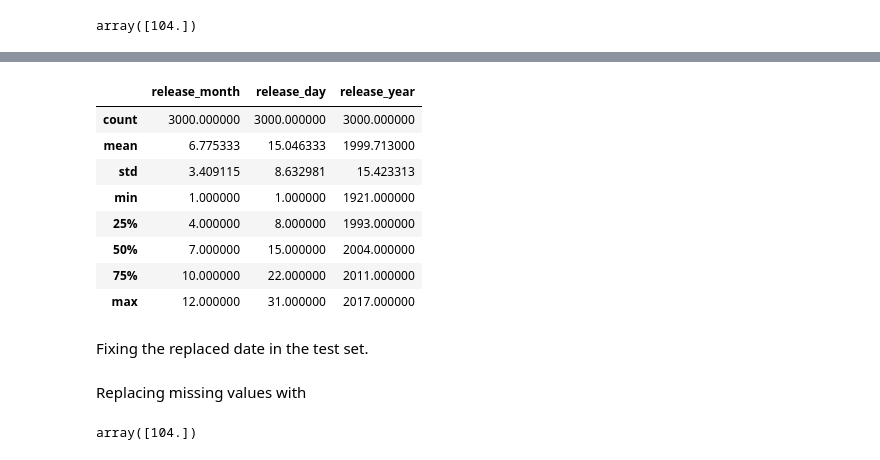
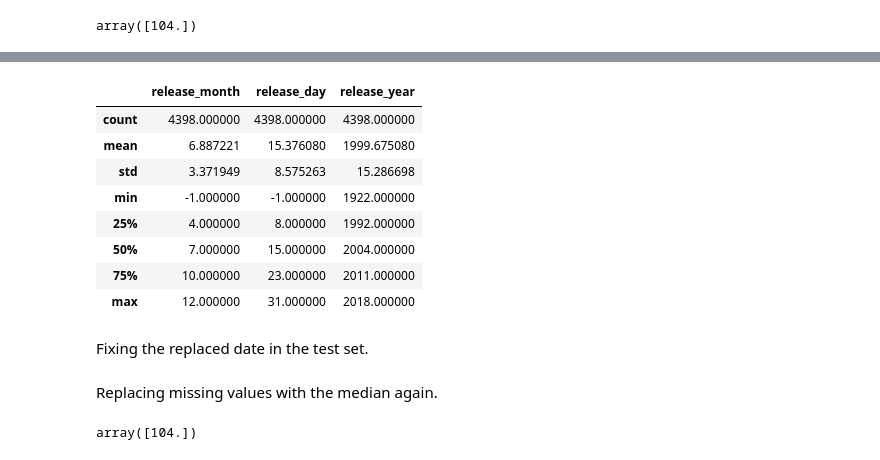
Before and after one commit to h180220/DAT158-ML2, a Jupyter notebook: ML-Innlevering2.ipynb, the cells around one changed output, grey strips where cells are left out. Saved outputs shown, nothing was run; the diff lists cells and outputs as text; code cells hidden in the pictures.

```diff
--- a/ML-Innlevering2.ipynb
+++ b/ML-Innlevering2.ipynb
@@ -292,6 +292,6 @@ films['cast'][1]
 # %% [markdown]
 The most interresting with the cast is the names of the actors.
 # %%
-films['cast'] = films['cast'].apply(lambda x: list(map(lambda d: list(d.values())[5], ast.literal_eval(x)) if isinstance(x, str) else ['None']))
-test['cast'] = test['cast'].apply(lambda x: list(map(lambda d: list(d.values())[5], ast.literal_eval(x)) if isinstance(x, str) else ['None']))
+films['cast_names'] = films['cast'].apply(lambda x: list(map(lambda d: list(d.values())[5], ast.literal_eval(x)) if isinstance(x, str) else ['None']))
+test['cast_names'] = test['cast'].apply(lambda x: list(map(lambda d: list(d.values())[5], ast.literal_eval(x)) if isinstance(x, str) else ['None']))
 # %%
@@ -325,6 +312,6 @@ films['crew'][1]
 # %% [output]
 "[{'credit_id': '52fe43fe9251416c7502563d', 'department': 'Directing', 'gender': 2, 'id': 1201, 'job': 'Director', 'name': 'Garry Marshall', 'profile_path': '/kx77E8p5rnEmKxIhFT0qWCEMEik.jpg'}, {'cred ...
 # %%
-films['crew'] = films['crew'].apply(lambda x: list(map(lambda d: list(d.values())[5], ast.literal_eval(x)) if isinstance(x, str) else ['None']))
-test['crew'] = test['crew'].apply(lambda x: list(map(lambda d: list(d.values())[5], ast.literal_eval(x)) if isinstance(x, str) else ['None']))
+films['crew_names'] = films['crew'].apply(lambda x: list(map(lambda d: list(d.values())[5], ast.literal_eval(x)) if isinstance(x, str) else ['None']))
+test['crew_names'] = test['crew'].apply(lambda x: list(map(lambda d: list(d.values())[5], ast.literal_eval(x)) if isinstance(x, str) else ['None']))
 # %%
@@ -361,6 +370,6 @@ films['production_companies'].head()
 4                                                  NaN
 Name: production_companies, dtype: object
 # %%
-films['production_companies'] = films['production_companies'].apply(lambda x: list(map(lambda d: list(d.values())[0], ast.literal_eval(x)) if isinstance(x, str) else ['None']))
-test['production_companies'] = test['production_companies'].apply(lambda x: list(map(lambda d: list(d.values())[0], ast.literal_eval(x)) if isinstance(x, str) else ['None']))
+films['production_companies_names'] = films['production_companies'].apply(lambda x: list(map(lambda d: list(d.values())[0], ast.literal_eval(x)) if isinstance(x, str) else ['None']))
+test['production_companies_names'] = test['production_companies'].apply(lambda x: list(map(lambda d: list(d.values())[0], ast.literal_eval(x)) if isinstance(x, str) else ['None']))
 # %%
@@ -567,7 +557,7 @@ Name: spoken_languages, dtype: object
 Here we want either the iso code(ex. en for English) or the name of the language. Lets try the name first.
 # %%
 films['spoken_languages'] = films['spoken_languages'].apply(lambda x: list(map(lambda d: list(d.values())[1], ast.literal_eval(x)) if isinstance(x, str) else ['None']))
-test['spoken_languages'] = test['spoken_languages'].apply(lambda x: list(map(lambda d: list(d.values())[1], ast.literal_eval(x)) if isinstance(x, str) else ['None']))
+test['spoken_languages'] = test['spoken_languages'].apply(lambda x: map(lambda d: list(d.values())[1], ast.literal_eval(x)) if isinstance(x, str) else ['None'])
 # %%
 films['spoken_languages'].head()
 # %% [output]
@@ -667,16 +655,16 @@ release_year            0
 dtype: int64
 # %%
-films[['release_month', 'release_day' ,'release_year']].describe()
+test[['release_month', 'release_day' ,'release_year']].describe()
 # %% [output]
 |  | release_month | release_day | release_year |
-| count | 3000.000000 | 3000.000000 | 3000.000000 |
-| mean | 6.775333 | 15.046333 | 1999.713000 |
-| std | 3.409115 | 8.632981 | 15.423313 |
-| min | 1.000000 | 1.000000 | 1921.000000 |
-| 25% | 4.000000 | 8.000000 | 1993.000000 |
+| count | 4398.000000 | 4398.000000 | 4398.000000 |
+| mean | 6.887221 | 15.376080 | 1999.675080 |
+| std | 3.371949 | 8.575263 | 15.286698 |
+| min | -1.000000 | -1.000000 | 1922.000000 |
+| 25% | 4.000000 | 8.000000 | 1992.000000 |
 | 50% | 7.000000 | 15.000000 | 2004.000000 |
-| 75% | 10.000000 | 22.000000 | 2011.000000 |
-| max | 12.000000 | 31.000000 | 2017.000000 |
+| 75% | 10.000000 | 23.000000 | 2011.000000 |
+| max | 12.000000 | 31.000000 | 2018.000000 |
 # %%
 test['release_date'].fillna('7/15/04', inplace=True)
 # %% [markdown]
@@ -685,7 +673,7 @@ Fixing the replaced date in the test set.
 test[['release_month', 'release_day', 'release_year']] = test['release_date'].str.split('/', expand=True).replace(np.nan, -1).astype(int)
 test['release_year'] = test['release_year'].apply(lambda x: fix_year(x))
 # %% [markdown]
-Replacing missing values with
+Replacing missing values with the median again.
 # %%
 test['runtime'] = imp_median.fit_transform(test[['runtime']])
 imp_median.statistics_
```
Also changed, not shown: parts of 19 cells of this notebook.
